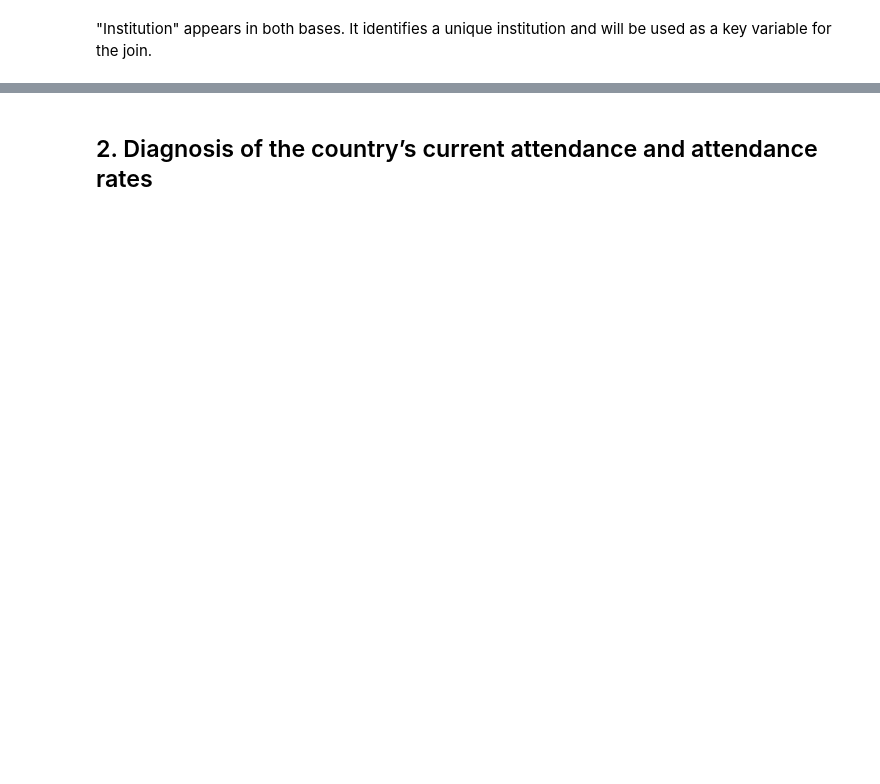
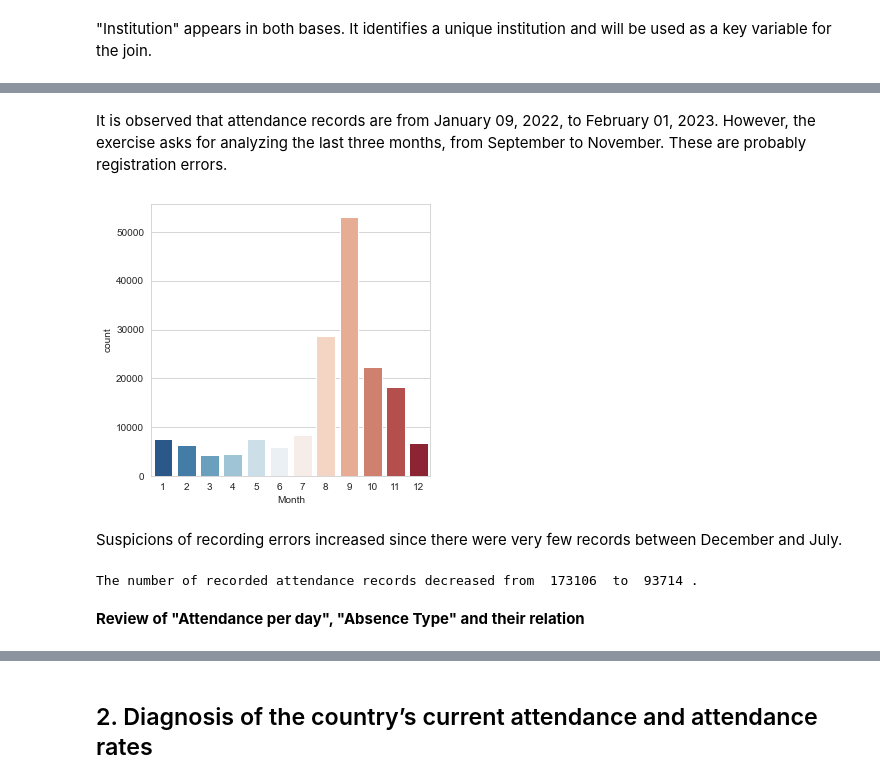
Before and after one commit to maurottito/school_attendance_metrics, a Jupyter notebook: analisis_exploratorio.ipynb, the cells around one changed output, grey strips where cells are left out. Drawn from its saved outputs; the diff is of its cells as text; code cells hidden in the pictures; blank space fills up the shorter version.

```diff
--- a/analisis_exploratorio.ipynb
+++ b/analisis_exploratorio.ipynb
@@ -154,3 +204,29 @@ Name: Institution, Length: 146, dtype: int64
+# %% [markdown]
+It is observed that attendance records are from January 09, 2022, to February 01, 2023. However, the exercise asks for analyzing the last three months, from September to November. These are probably registration errors.
+# %%
+#Extracting the month for later use
+df_attendance['Month']=pd.DatetimeIndex(df_attendance['Date']).month
+df_attendance['Year']=pd.DatetimeIndex(df_attendance['Date']).year
+# %%
+# Analyzing absence type
+sns.set_style('whitegrid')
+ax=sns.countplot(x='Month',data=df_attendance,palette='RdBu_r')
+# %% [output]
+[figure, added]
+# %% [markdown]
+Suspicions of recording errors increased since there were very few records between December and July.
+# %%
+# Filtering the months of analysis
+tam1 = df_attendance.shape
+df_attendance=df_attendance[(df_attendance['Month']>=9)&(df_attendance['Month']<=11)].reset_index()
+del df_attendance['index']
+tam2=df_attendance.shape
+
+print("The number of recorded attendance records decreased from ", tam1[0]," to ", tam2[0],".")
+# %% [output]
+The number of recorded attendance records decreased from  173106  to  93714 .
+# %% [markdown]
+**Review of "Attendance per day", "Absence Type" and their relation**
 # %%
 #Values of Attendance per day
 df_attendance['Attendance Per Day'].value_counts()
```
Also changed, not shown: parts of 59 cells of this notebook.
